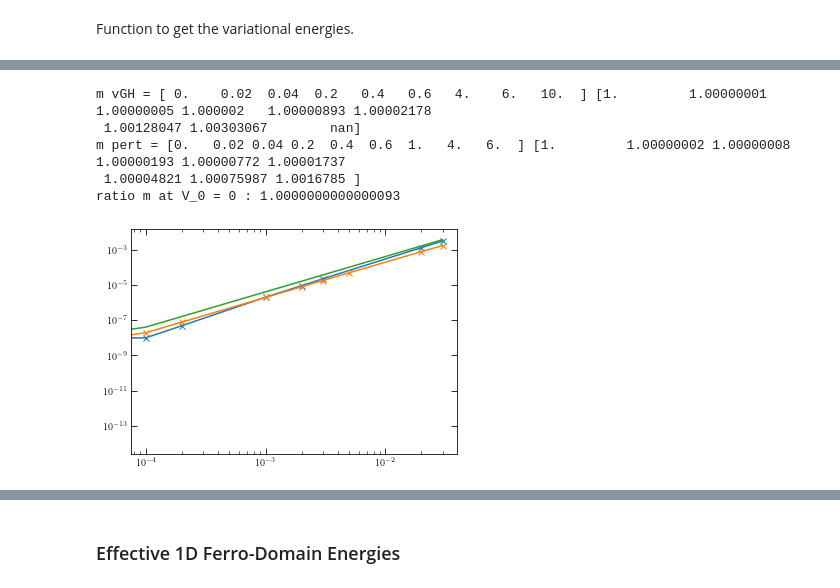
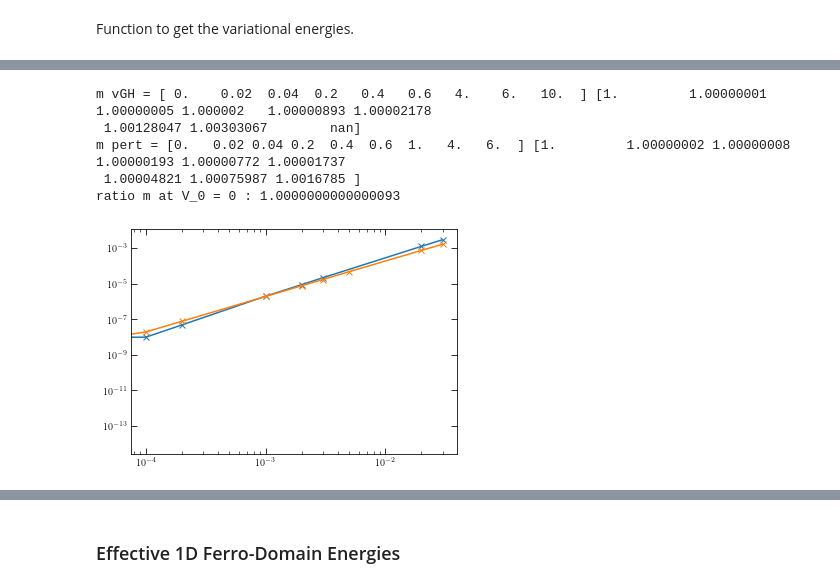
Before and after one commit to Progklui/rotor_lattice_models, a Jupyter notebook: perturbation_theory.ipynb, the cells around one changed output, grey strips where cells are left out. Cells and saved outputs as stored; diff of their text form; code cells hidden in the pictures.

```diff
--- a/perturbation_theory.ipynb
+++ b/perturbation_theory.ipynb
@@ -929,35 +915,35 @@ eff_mass1_x_B_1_ratio = eff_mass1_x_B_1/eff_mass_x_0
 eff_mass1_x_B_200_ratio = eff_mass1_x_B_200/eff_mass_x_0
 fac = eff_mass_x_vGH_ratio[0]/eff_mass1_x_B_1_ratio[0]
 
 print('m vGH =', V_eff_mass_vGH, eff_mass_x_vGH_ratio)
 print('m pert =', V_0_eff_mass_range, eff_mass1_x_B_1_ratio)
 
 #print(eff_mass1_x_B_1_ratio-eff_mass_x_vGH_ratio)
 print('ratio m at V_0 = 0 :', fac)
 
 plt.plot(V_eff_mass_vGH/200, eff_mass_x_vGH_ratio-1, marker='x') # - ((eff_mass_x_vGH.real/0.005)[0]-(eff_mass1_x_B_2/0.005)[0])
 plt.plot(V_0_eff_mass_range/200, eff_mass1_x_B_1_ratio-1, marker='x')
-plt.plot(V_0_eff_mass_range/200, 0.0001*V_0_eff_mass_range**2)
+#plt.plot(V_0_eff_mass_range/200, 0.0001*V_0_eff_mass_range**2)
 #plt.xlim(0,0.005)
 #plt.ylim(-0.001,0.01)
 plt.xscale('log')
 plt.yscale('log')
 
 plt.tick_params(axis='x', direction='in', length=6, top=True)
 plt.tick_params(axis='y', direction='in', length=6, right=True)
 plt.tick_params(axis='x', which='minor', direction='in', length=3, top=True)
 plt.tick_params(axis='y', which='minor', direction='in', length=3, right=True)
 
 plt.tick_params(which='minor', axis='y', direction='in', right=True)
 
 #plt.scatter(V_eff_mass_vGH/t, eff_mass_to_plot(eff_mass_x_vGH.real, eff_mass_x_0), marker='x')
 # %% [output]
 m vGH = [ 0.    0.02  0.04  0.2   0.4   0.6   4.    6.   10.  ] [1.         1.00000001 1.00000005 1.000002   1.00000893 1.00002178
  1.00128047 1.00303067        nan]
 m pert = [0.   0.02 0.04 0.2  0.4  0.6  1.   4.   6.  ] [1.         1.00000002 1.00000008 1.00000193 1.00000772 1.00001737
  1.00004821 1.00075987 1.0016785 ]
 ratio m at V_0 = 0 : 1.0000000000000093
-[figure, old version]
+[figure, new version]
 # %%
 def eff_mass_to_plot(eff_mass, eff_mass_0):
     return eff_mass/eff_mass_0 - 1
```
Also changed, not shown: parts of 31 cells of this notebook, 7 other files.
